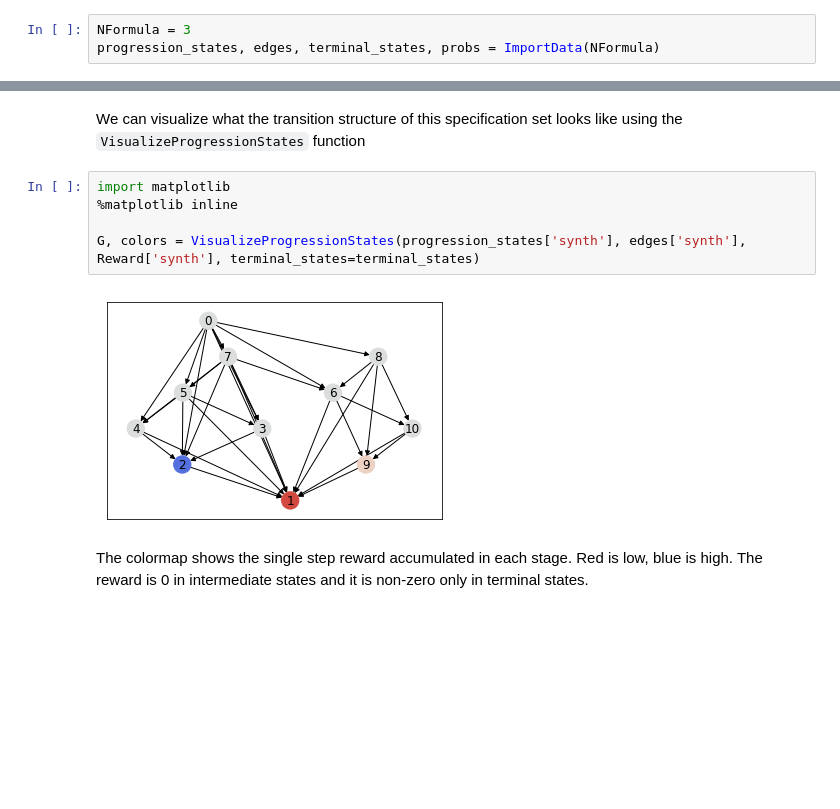
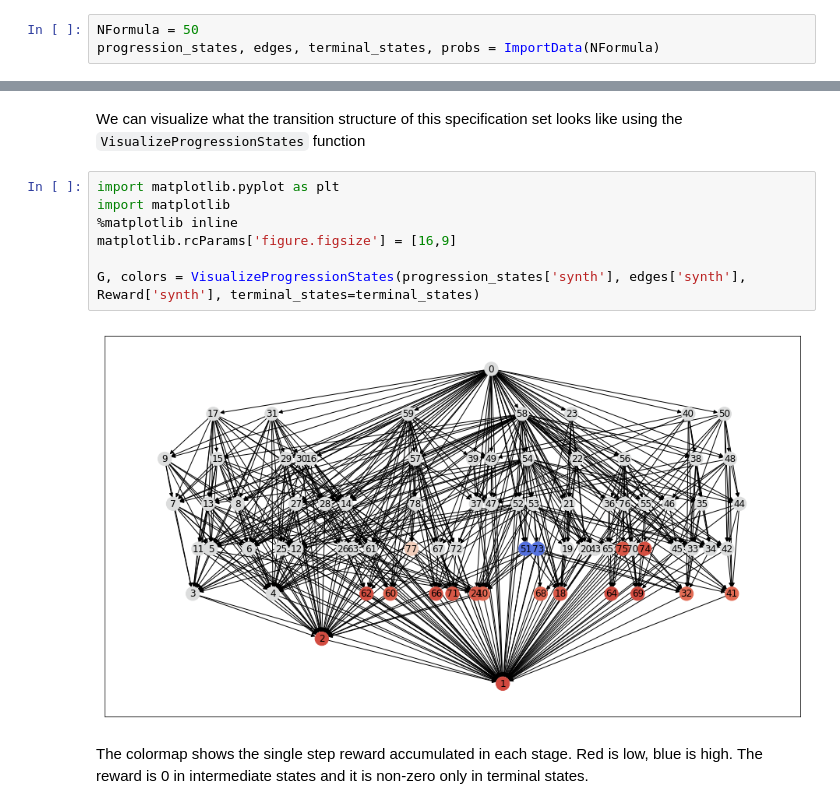
Before and after one commit to interactive-robotics/Personal_AJShah, a Jupyter notebook: LTLProgression/Specification_To_MDP.ipynb, the cells around one changed output, grey strips where cells are left out. Cells and saved outputs as stored; diff of their text form; blank space fills up the shorter version.

```diff
--- a/LTLProgression/Specification_To_MDP.ipynb
+++ b/LTLProgression/Specification_To_MDP.ipynb
@@ -65,6 +66,6 @@ def ImportData(nFormula = 'all'):
 # %% [markdown]
 Lets select the number of formulas we would like to include in them model for both the synthetic and the dinner table domain. Lets start with 5 formulas
 # %%
-NFormula = 3
+NFormula = 50
 progression_states, edges, terminal_states, probs = ImportData(NFormula)
 # %% [output]
@@ -85,12 +86,14 @@ Reward['synth'] = CreateReward_min_regret(probs['synth'])
 # %% [markdown]
 We can visualize what the transition structure of this specification set looks like using the `VisualizeProgressionStates` function
 # %%
+import matplotlib.pyplot as plt
 import matplotlib
 %matplotlib inline
+matplotlib.rcParams['figure.figsize'] = [16,9]
 
 G, colors = VisualizeProgressionStates(progression_states['synth'], edges['synth'], Reward['synth'], terminal_states=terminal_states)
 # %% [output]
-[figure, old version]
+[figure, new version]
 # %% [markdown]
 The colormap shows the single step reward accumulated in each stage. Red is low, blue is high. The reward is 0 in intermediate states and it is non-zero only in terminal states.
 # %% [markdown]
```
Also changed, not shown: parts of 5 cells of this notebook, 7 other files.
